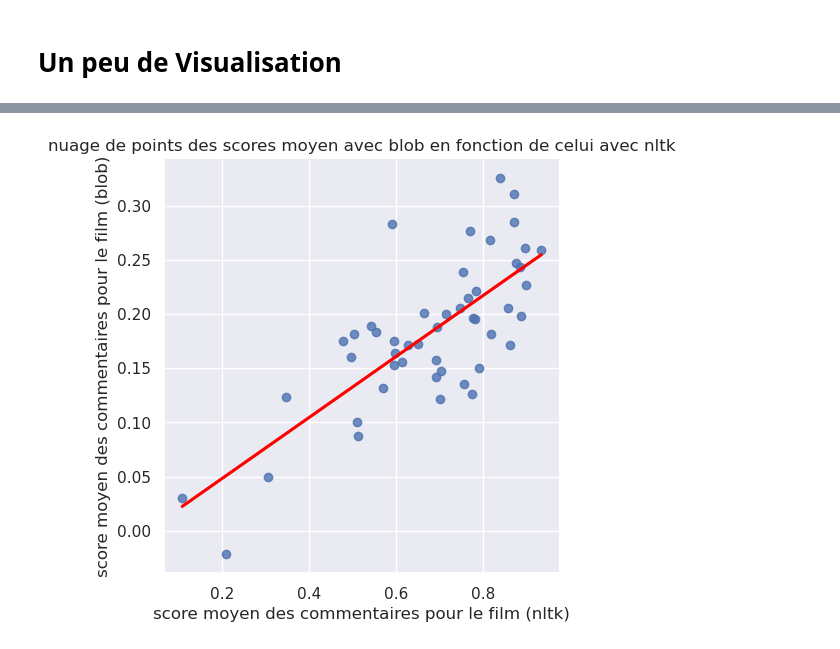
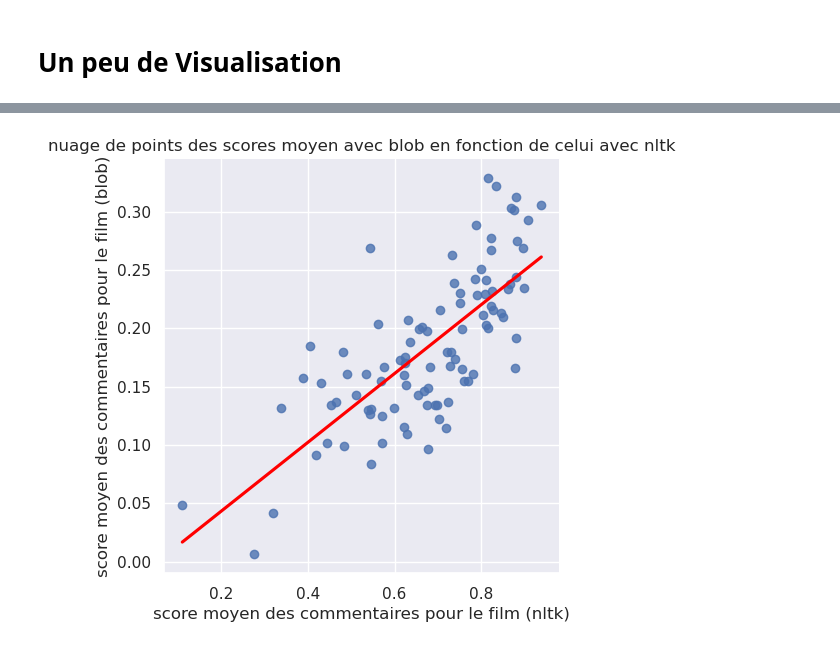
Before and after one commit to LouisArmand0/Projet_Python, a Jupyter notebook: NLP.ipynb, the cells around one changed output, grey strips where cells are left out. Saved outputs shown, nothing was run; the diff lists cells and outputs as text; code cells hidden in the pictures.

```diff
--- a/NLP.ipynb
+++ b/NLP.ipynb
@@ -321,13 +393,13 @@ plt.show()
 # %%
 # Affichez le nuage de points
-sns.lmplot(x='sentiment_polarity_nltk', y='sentiment_polarity_blob', data=mean_by_group, line_kws={'color': 'red'}, ci=None)
+sns.lmplot(x='sentiment_polarity_nltk', y='sentiment_polarity_blob', data=df_grouped, line_kws={'color': 'red'}, ci=None)
 
 # Ajout de titres et de labels
 plt.title('nuage de points des scores moyen avec blob en fonction de celui avec nltk')
 plt.xlabel('score moyen des commentaires pour le film (nltk)')
 plt.ylabel('score moyen des commentaires pour le film (blob)')
 
 # Affichage du graphique
 plt.show()
 # %% [output]
-[figure, old version]
+[figure, new version]
```
Also changed, not shown: parts of 62 cells of this notebook, 2 other files.
